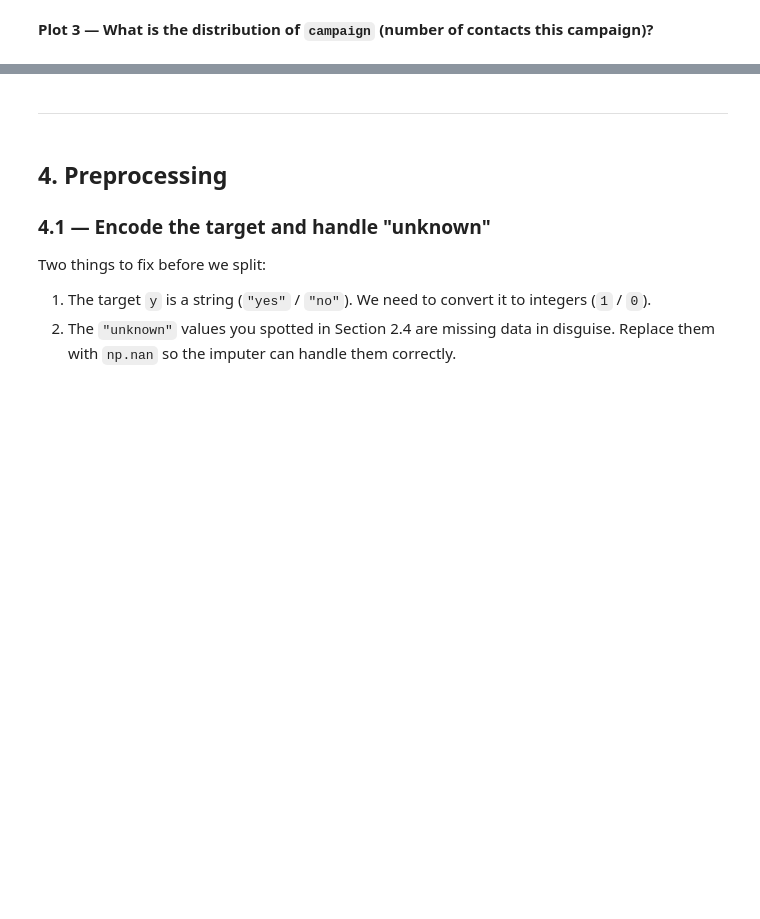
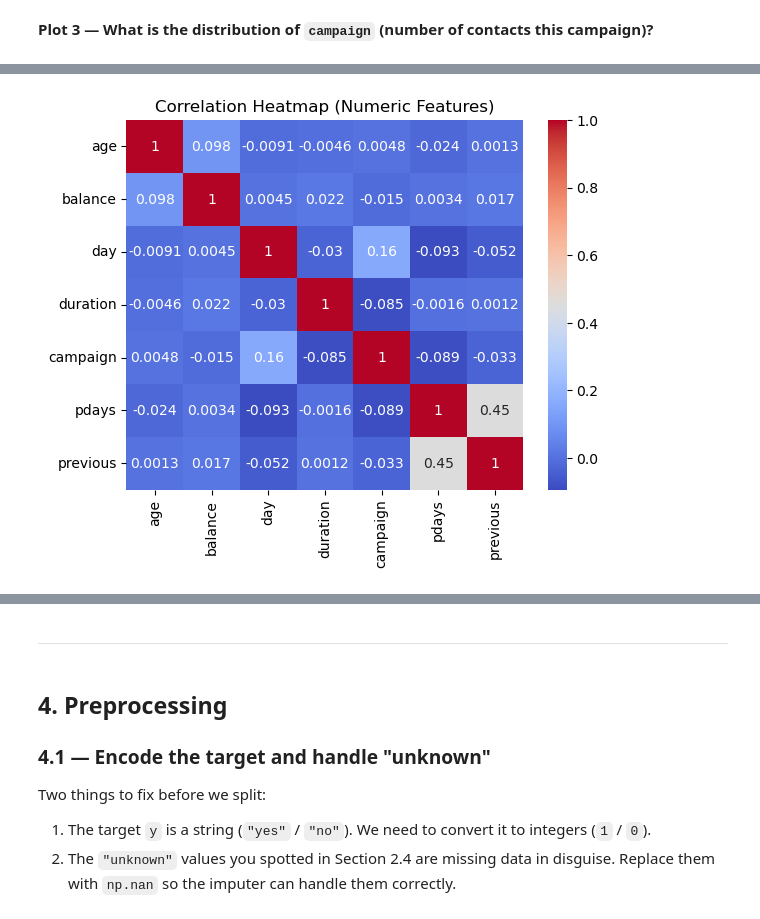
Before and after one commit to ReginaRobertson/Thrive-Africa-AdMLAI-Group-5-Assignments, a Jupyter notebook: AdMLAI_group_5_week5_assignment.ipynb, the cells around one changed output, grey strips where cells are left out. Drawn from its saved outputs; the diff is of its cells as text; code cells hidden in the pictures; blank space fills up the shorter version.

```diff
--- a/AdMLAI_group_5_week5_assignment.ipynb
+++ b/AdMLAI_group_5_week5_assignment.ipynb
@@ -417,3 +414,10 @@ Produce a correlation heatmap for the numeric features only. Use `df[numeric_fea
 What is the strongest correlation? Does it make intuitive sense?
 # %%
 # BONUS — YOUR CODE HERE
+corr = df[numeric_features].corr()
+
+sns.heatmap(corr, annot=True, cmap="coolwarm")
+plt.title("Correlation Heatmap (Numeric Features)")
+plt.show()
+# %% [output]
+[figure, added]
```
Also changed, not shown: parts of 23 cells of this notebook.
